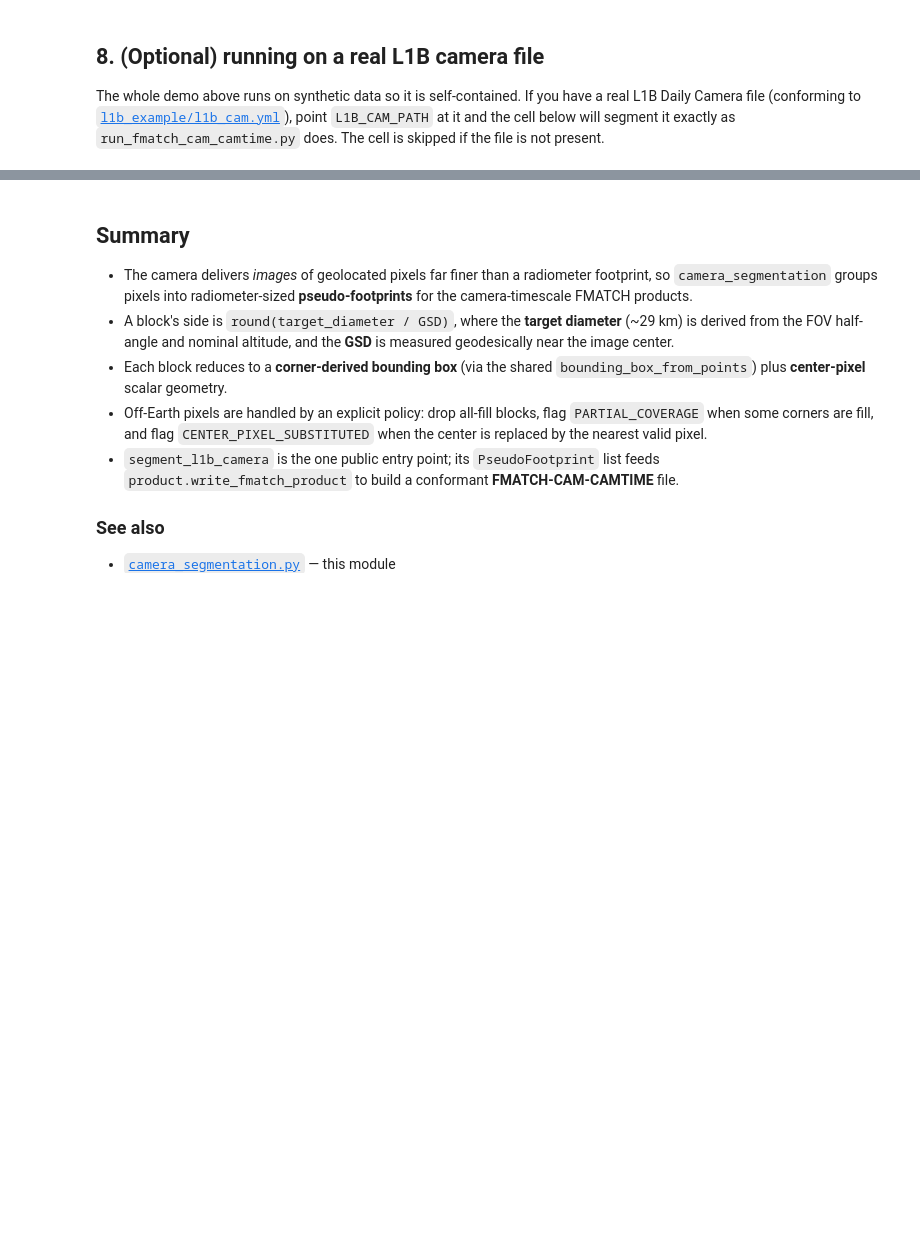
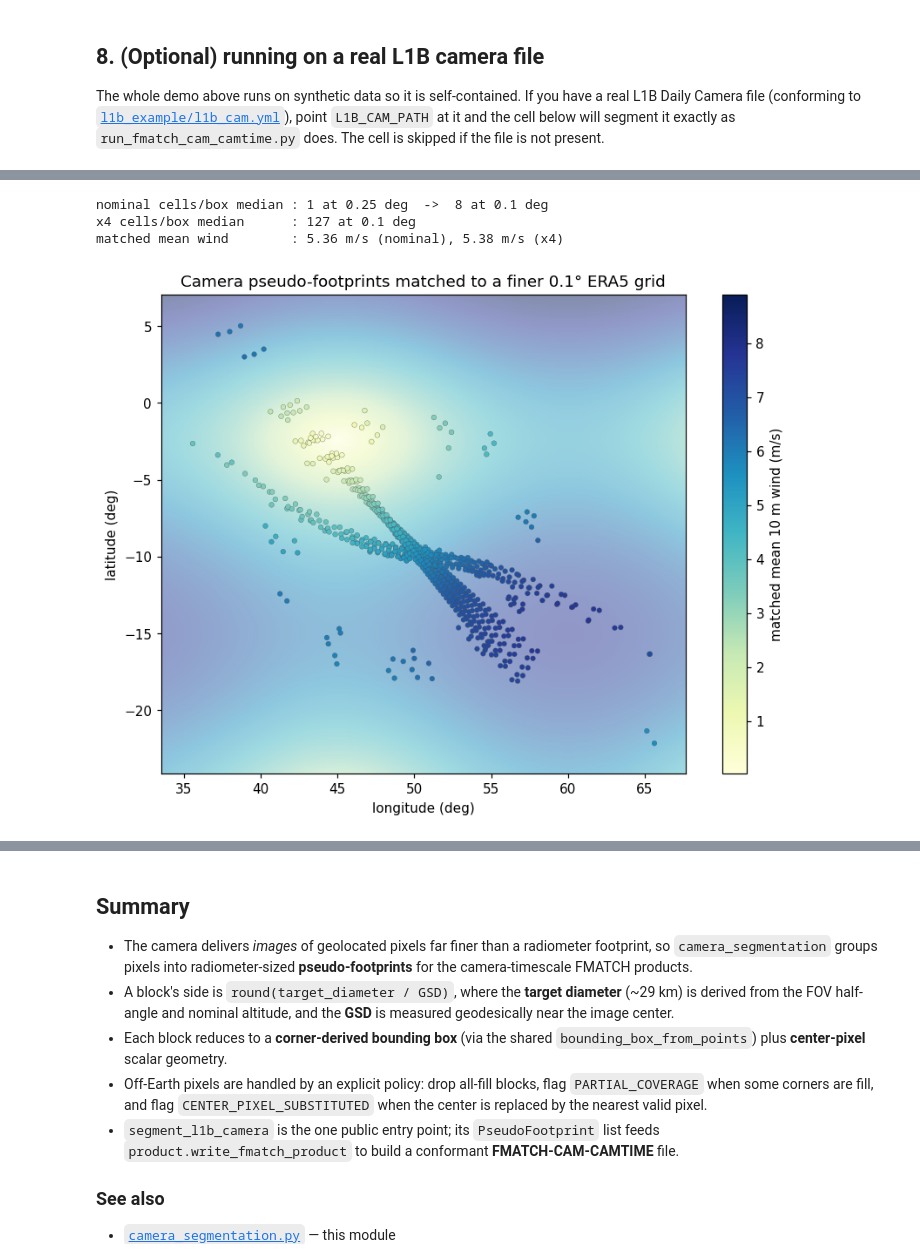
Before and after one commit to LASP-Libera/libera_utils, a Jupyter notebook: notebooks/camera_segmentation_demo.ipynb, the cells around one changed output, grey strips where cells are left out. Drawn from its saved outputs; the diff is of its cells as text; code cells hidden in the pictures; blank space fills up the shorter version.

```diff
--- a/notebooks/camera_segmentation_demo.ipynb
+++ b/notebooks/camera_segmentation_demo.ipynb
@@ -1003,0 +1238,61 @@ no L1B camera file at external_data/L1B/l1b_cam.nc -- skipping (this is expected
+# %%
+# Build the same simulated ERA5 field at 0.1 deg instead of 0.25 deg (res_deg is the
+# only change). A fresh temp dir keeps this reader independent of the earlier one.
+_era5_dir_fine = pathlib.Path(tempfile.mkdtemp())
+era5_file_fine = _era5_dir_fine / "synthetic_era5_region_0p1.nc"
+make_synthetic_era5(
+    era5_file_fine,
+    lat_range=(fp_lats.min() - 2, fp_lats.max() + 2),
+    lon_range=(fp_lons.min() - 2, fp_lons.max() + 2),
+    res_deg=0.1,
+)
+era5_reader_fine = ERA5Reader(era5_file_fine)
+
+# Re-match the SAME footprints, nominal and enlarged, against the finer grid.
+nominal_fine = [match_mean_wind(era5_reader_fine, f.bbox, f.latitude, f.longitude) for f in box_footprints]
+nom_wind_fine = np.array([w for w, _ in nominal_fine])
+nom_cells_fine = np.array([n for _, n in nominal_fine])
+large_fine = [
+    match_mean_wind(era5_reader_fine, expand_bbox(f.bbox, FACTOR), f.latitude, f.longitude) for f in box_footprints
+]
+big_wind_fine = np.array([w for w, _ in large_fine])
+big_cells_fine = np.array([n for _, n in large_fine])
+
+# The headline: nominal boxes now sample several cells instead of ~1.
+print(
+    f"nominal cells/box median : {int(np.median(nom_cells))} at 0.25 deg  ->  "
+    f"{int(np.median(nom_cells_fine))} at 0.1 deg"
+)
+print(f"x{FACTOR:.0f} cells/box median      : {int(np.median(big_cells_fine))} at 0.1 deg")
+print(
+    f"matched mean wind        : {np.nanmean(nom_wind_fine):.2f} m/s (nominal), "
+    f"{np.nanmean(big_wind_fine):.2f} m/s (x{FACTOR:.0f})"
+)
+
+# Same footprints-on-ERA5 map as Section 9, now over the finer field.
+grid_data_f, grid_lats_f, grid_lons_f = era5_reader_fine._native_grid
+grid_speed_f = np.hypot(grid_data_f[0], grid_data_f[1])
+fig, ax = plt.subplots(figsize=(10, 6.5))
+ax.pcolormesh(grid_lons_f, grid_lats_f, grid_speed_f, shading="auto", cmap="YlGnBu", alpha=0.5)
+sc = ax.scatter(
+    fp_lons,
+    fp_lats,
+    c=nom_wind_fine,
+    s=14,
+    cmap="YlGnBu",
+    edgecolor="0.3",
+    linewidth=0.2,
+    vmin=grid_speed_f.min(),
+    vmax=grid_speed_f.max(),
+)
+fig.colorbar(sc, ax=ax, label="matched mean 10 m wind (m/s)")
+ax.set_title("Camera pseudo-footprints matched to a finer 0.1° ERA5 grid")
+ax.set_xlabel("longitude (deg)")
+ax.set_ylabel("latitude (deg)")
+ax.set_aspect("equal")
+plt.show()
+# %% [output]
+nominal cells/box median : 1 at 0.25 deg  ->  8 at 0.1 deg
+x4 cells/box median      : 127 at 0.1 deg
+matched mean wind        : 5.36 m/s (nominal), 5.38 m/s (x4)
+[figure, added]
```
Also changed, not shown: parts of 11 cells of this notebook.
